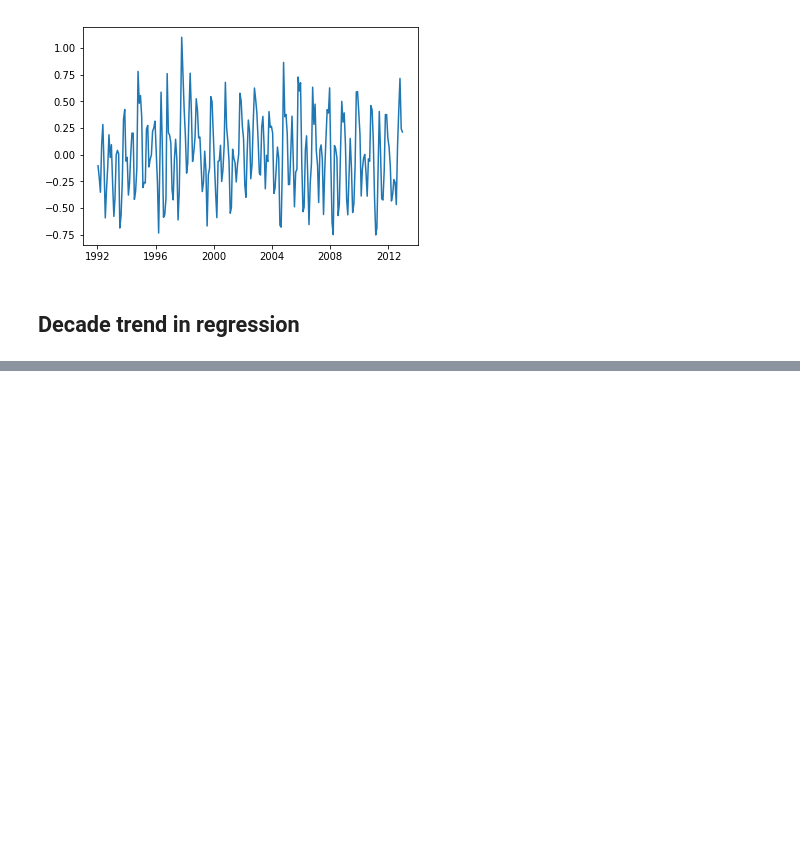
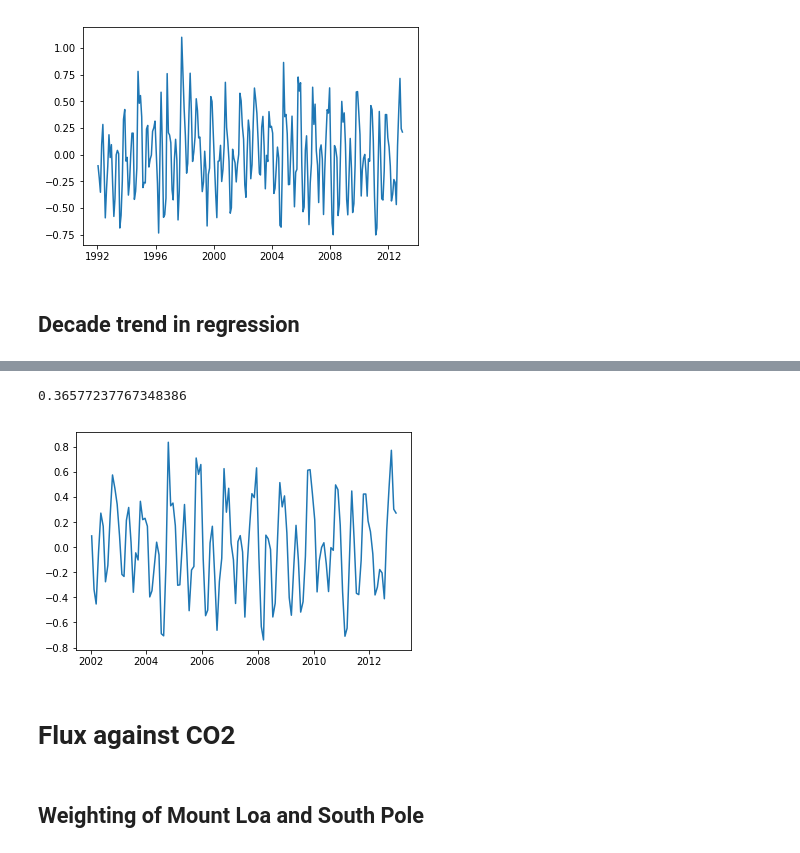
Before and after one commit to rursino/carbon-cycle-feedbacks, a Jupyter notebook: Peylin_flux/Notebooks/lin_reg.ipynb, the cells around one changed output, grey strips where cells are left out. Cells and saved outputs as stored; diff of their text form; code cells hidden in the pictures; blank space fills up the shorter version.

```diff
--- a/Peylin_flux/Notebooks/lin_reg.ipynb
+++ b/Peylin_flux/Notebooks/lin_reg.ipynb
@@ -118,0 +154,10 @@ plt.plot(Rayner.time, Rayner.earth_land_total-line)
+# %%
+plt.plot(Rayner.time[j], Rayner.earth_land_total[j]-line_j)
+print((Rayner.earth_land_total[j]-line_j).std())
+# %% [output]
+0.36577237767348386
+[figure, added]
+# %% [markdown]
+# Flux against CO2
+# %% [markdown]
+## Weighting of Mount Loa and South Pole
```
Also changed, not shown: parts of 31 cells of this notebook, 3 other files.
